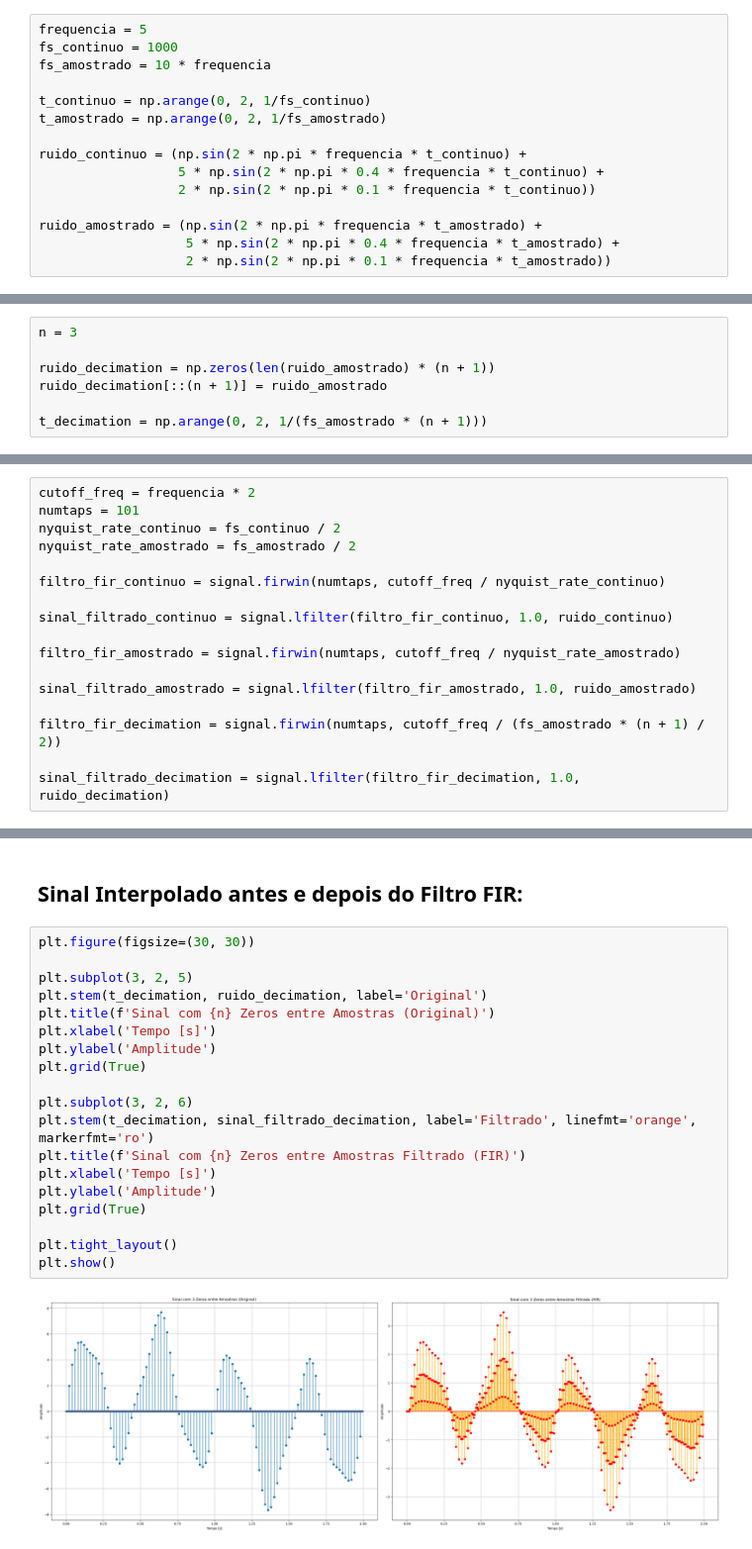
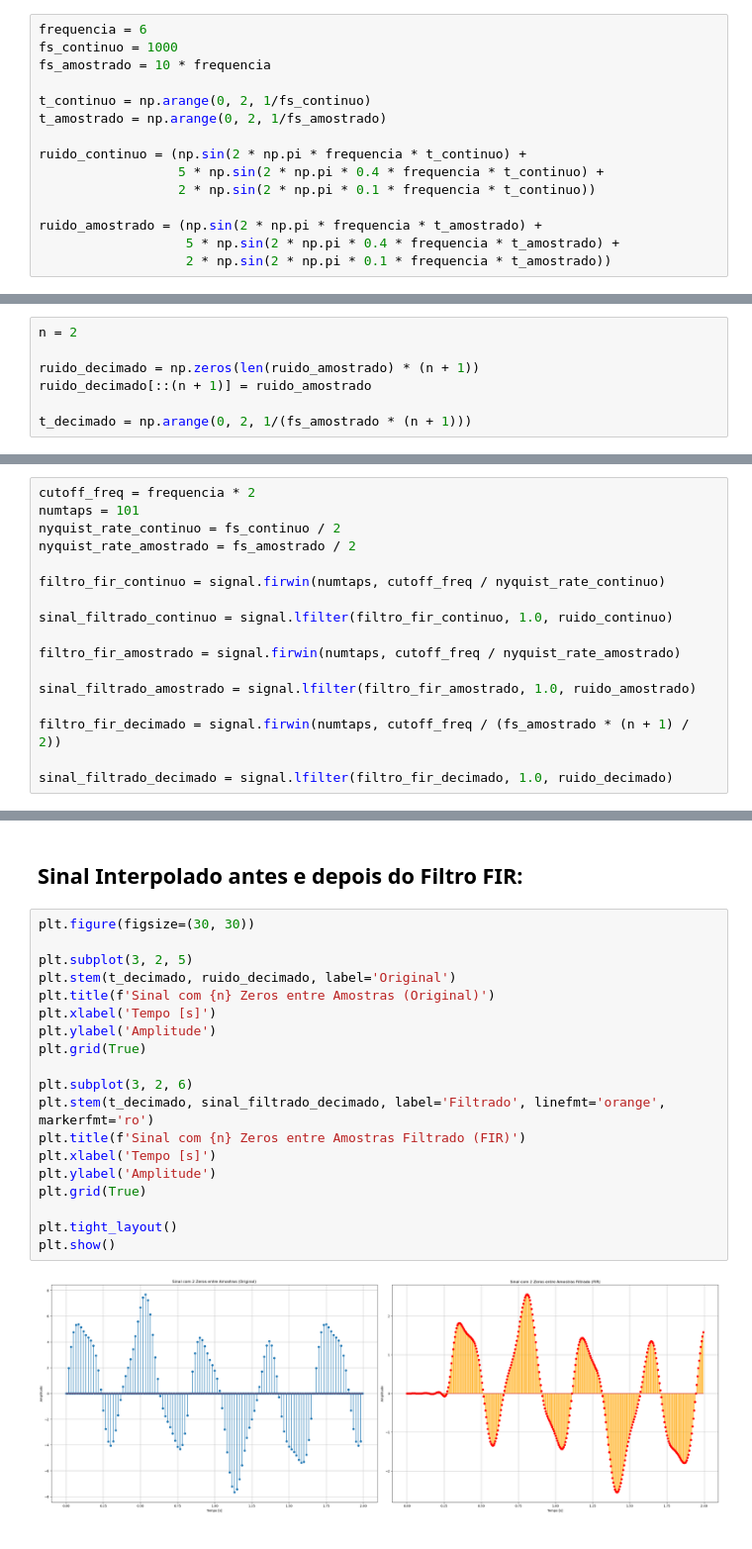
Before and after one commit to V-Emanuel/PDS, a Jupyter notebook: polyphase_filter.ipynb, the cells around one changed output, grey strips where cells are left out. Shown at 99% size. Drawn from its saved outputs; the diff is of its cells as text.

```diff
--- a/polyphase_filter.ipynb
+++ b/polyphase_filter.ipynb
@@ -5,7 +5,7 @@ from scipy import signal
 # %% [markdown]
 ## Gerando o Sinal e amostrando-o
 # %%
-frequencia = 5
+frequencia = 6
 fs_continuo = 1000
 fs_amostrado = 10 * frequencia
 
@@ -22,12 +22,12 @@ ruido_amostrado = (np.sin(2 * np.pi * frequencia * t_amostrado) +
 # %% [markdown]
 ## Fazendo a interpolação do sinal amostrado por 3:
 # %%
-n = 3
+n = 2
 
-ruido_decimation = np.zeros(len(ruido_amostrado) * (n + 1))
-ruido_decimation[::(n + 1)] = ruido_amostrado
+ruido_decimado = np.zeros(len(ruido_amostrado) * (n + 1))
+ruido_decimado[::(n + 1)] = ruido_amostrado
 
-t_decimation = np.arange(0, 2, 1/(fs_amostrado * (n + 1)))
+t_decimado = np.arange(0, 2, 1/(fs_amostrado * (n + 1)))
 # %% [markdown]
 ## Passando os sinais por um filtro FIR :
 # %%
@@ -44,9 +44,9 @@ filtro_fir_amostrado = signal.firwin(numtaps, cutoff_freq / nyquist_rate_amostra
 
 sinal_filtrado_amostrado = signal.lfilter(filtro_fir_amostrado, 1.0, ruido_amostrado)
 
-filtro_fir_decimation = signal.firwin(numtaps, cutoff_freq / (fs_amostrado * (n + 1) / 2))
+filtro_fir_decimado = signal.firwin(numtaps, cutoff_freq / (fs_amostrado * (n + 1) / 2))
 
-sinal_filtrado_decimation = signal.lfilter(filtro_fir_decimation, 1.0, ruido_decimation)
+sinal_filtrado_decimado = signal.lfilter(filtro_fir_decimado, 1.0, ruido_decimado)
 # %% [markdown]
 ## Sinal Contínuo antes e depois do filtro FIR:
 # %%
@@ -92,21 +92,21 @@ plt.grid(True)
 # %%
 plt.figure(figsize=(30, 30))
 
 plt.subplot(3, 2, 5)
-plt.stem(t_decimation, ruido_decimation, label='Original')
+plt.stem(t_decimado, ruido_decimado, label='Original')
 plt.title(f'Sinal com {n} Zeros entre Amostras (Original)')
 plt.xlabel('Tempo [s]')
 plt.ylabel('Amplitude')
 plt.grid(True)
 
 plt.subplot(3, 2, 6)
-plt.stem(t_decimation, sinal_filtrado_decimation, label='Filtrado', linefmt='orange', markerfmt='ro')
+plt.stem(t_decimado, sinal_filtrado_decimado, label='Filtrado', linefmt='orange', markerfmt='ro')
 plt.title(f'Sinal com {n} Zeros entre Amostras Filtrado (FIR)')
 plt.xlabel('Tempo [s]')
 plt.ylabel('Amplitude')
 plt.grid(True)
 
 plt.tight_layout()
 plt.show()
 # %% [output]
-[figure, old version]
+[figure, new version]
```
Also changed, not shown: parts of 7 cells of this notebook, 3 other files.
